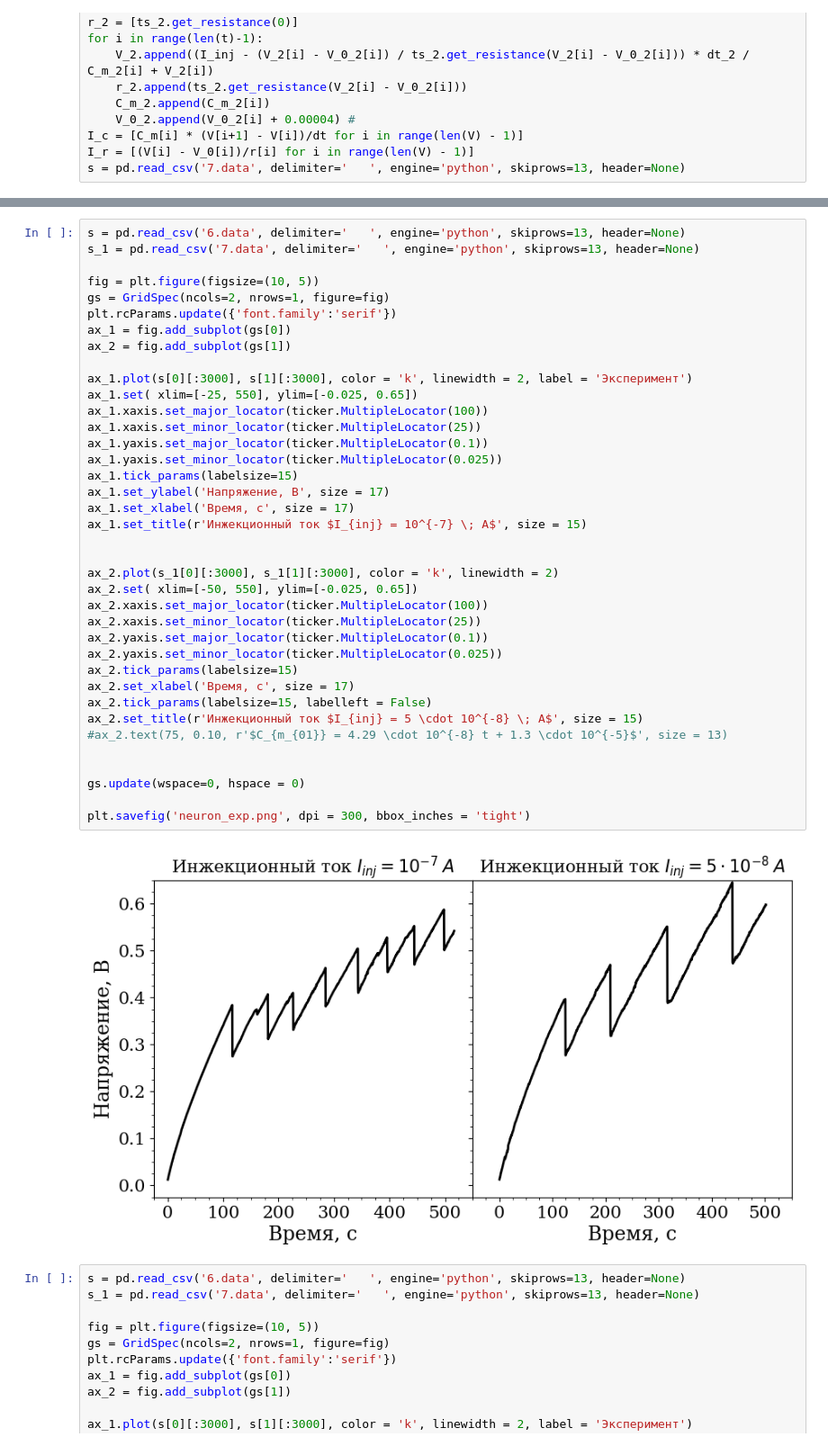
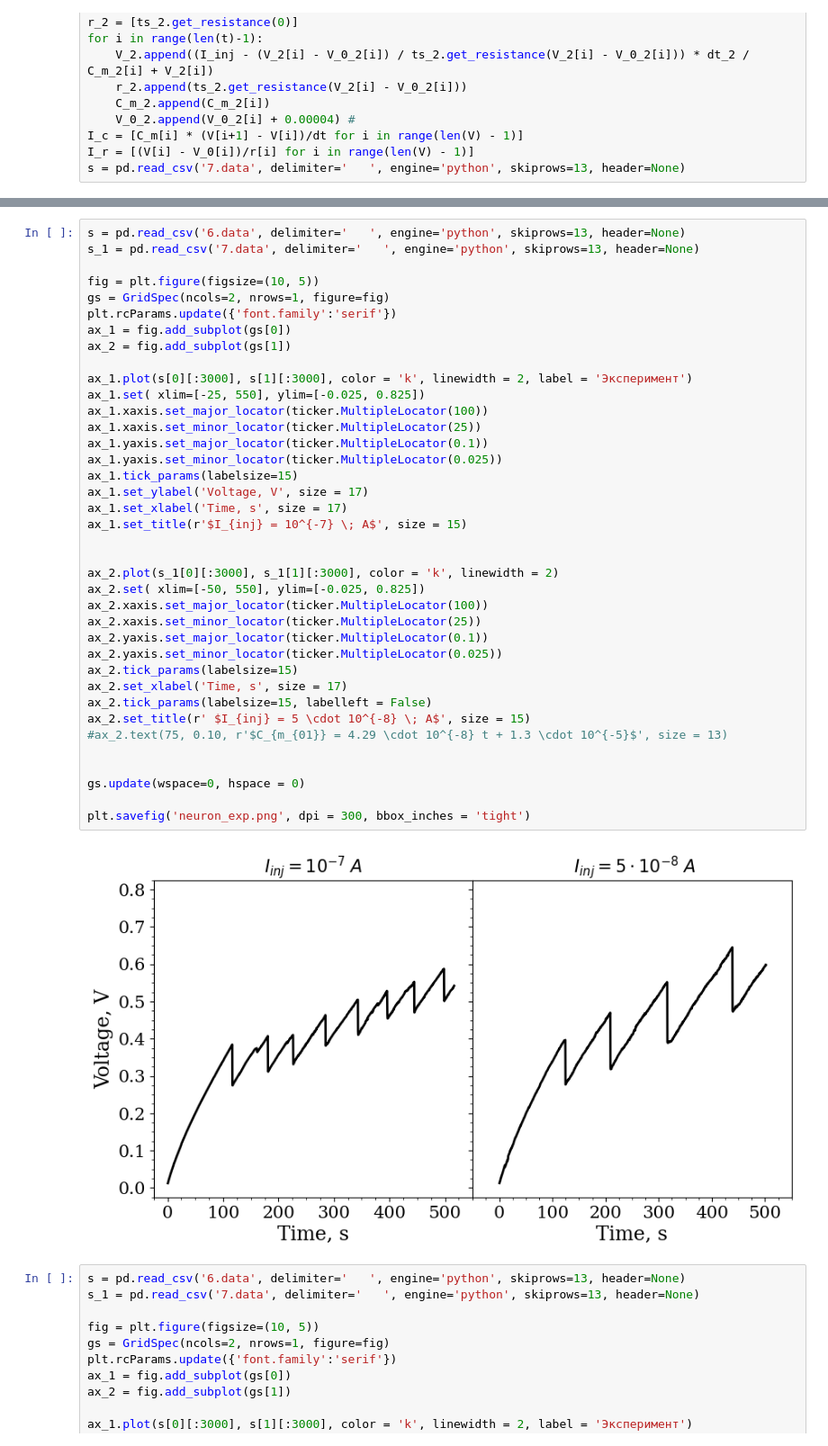
Before and after one commit to OneMoreGate/TiN-HZO_experimental, a Jupyter notebook: sample_6_preann_550_postann_350/good.ipynb, the cells around one changed output, grey strips where cells are left out. Shown: that part at 90% size. Saved outputs shown, nothing was run; the diff lists cells and outputs as text.

```diff
--- a/sample_6_preann_550_postann_350/good.ipynb
+++ b/sample_6_preann_550_postann_350/good.ipynb
@@ -240,41 +239,41 @@ s = pd.read_csv('6.data', delimiter='   ', engine='python', skiprows=13, header=
 s_1 = pd.read_csv('7.data', delimiter='   ', engine='python', skiprows=13, header=None)
 
 fig = plt.figure(figsize=(10, 5))
 gs = GridSpec(ncols=2, nrows=1, figure=fig)
 plt.rcParams.update({'font.family':'serif'})
 ax_1 = fig.add_subplot(gs[0])
 ax_2 = fig.add_subplot(gs[1])
 
 ax_1.plot(s[0][:3000], s[1][:3000], color = 'k', linewidth = 2, label = 'Эксперимент')
-ax_1.set( xlim=[-25, 550], ylim=[-0.025, 0.65])
+ax_1.set( xlim=[-25, 550], ylim=[-0.025, 0.825])
 ax_1.xaxis.set_major_locator(ticker.MultipleLocator(100))
 ax_1.xaxis.set_minor_locator(ticker.MultipleLocator(25))
 ax_1.yaxis.set_major_locator(ticker.MultipleLocator(0.1))
 ax_1.yaxis.set_minor_locator(ticker.MultipleLocator(0.025))
 ax_1.tick_params(labelsize=15)
-ax_1.set_ylabel('Напряжение, В', size = 17)
-ax_1.set_xlabel('Время, с', size = 17)
-ax_1.set_title(r'Инжекционный ток $I_{inj} = 10^{-7} \; A$', size = 15)
+ax_1.set_ylabel('Voltage, V', size = 17)
+ax_1.set_xlabel('Time, s', size = 17)
+ax_1.set_title(r'$I_{inj} = 10^{-7} \; A$', size = 15)
 
 
 ax_2.plot(s_1[0][:3000], s_1[1][:3000], color = 'k', linewidth = 2)
-ax_2.set( xlim=[-50, 550], ylim=[-0.025, 0.65])
+ax_2.set( xlim=[-50, 550], ylim=[-0.025, 0.825])
 ax_2.xaxis.set_major_locator(ticker.MultipleLocator(100))
 ax_2.xaxis.set_minor_locator(ticker.MultipleLocator(25))
 ax_2.yaxis.set_major_locator(ticker.MultipleLocator(0.1))
 ax_2.yaxis.set_minor_locator(ticker.MultipleLocator(0.025))
 ax_2.tick_params(labelsize=15)
-ax_2.set_xlabel('Время, с', size = 17)
+ax_2.set_xlabel('Time, s', size = 17)
 ax_2.tick_params(labelsize=15, labelleft = False)
-ax_2.set_title(r'Инжекционный ток $I_{inj} = 5 \cdot 10^{-8} \; A$', size = 15)
+ax_2.set_title(r' $I_{inj} = 5 \cdot 10^{-8} \; A$', size = 15)
 #ax_2.text(75, 0.10, r'$C_{m_{01}} = 4.29 \cdot 10^{-8} t + 1.3 \cdot 10^{-5}$', size = 13)
 
 
 gs.update(wspace=0, hspace = 0)
 
 plt.savefig('neuron_exp.png', dpi = 300, bbox_inches = 'tight')
 # %% [output]
-[figure, old version]
+[figure, new version]
 # %%
 s = pd.read_csv('6.data', delimiter='   ', engine='python', skiprows=13, header=None)
 s_1 = pd.read_csv('7.data', delimiter='   ', engine='python', skiprows=13, header=None)
```
Also changed, not shown: parts of 2 cells of this notebook, 13 other files.
